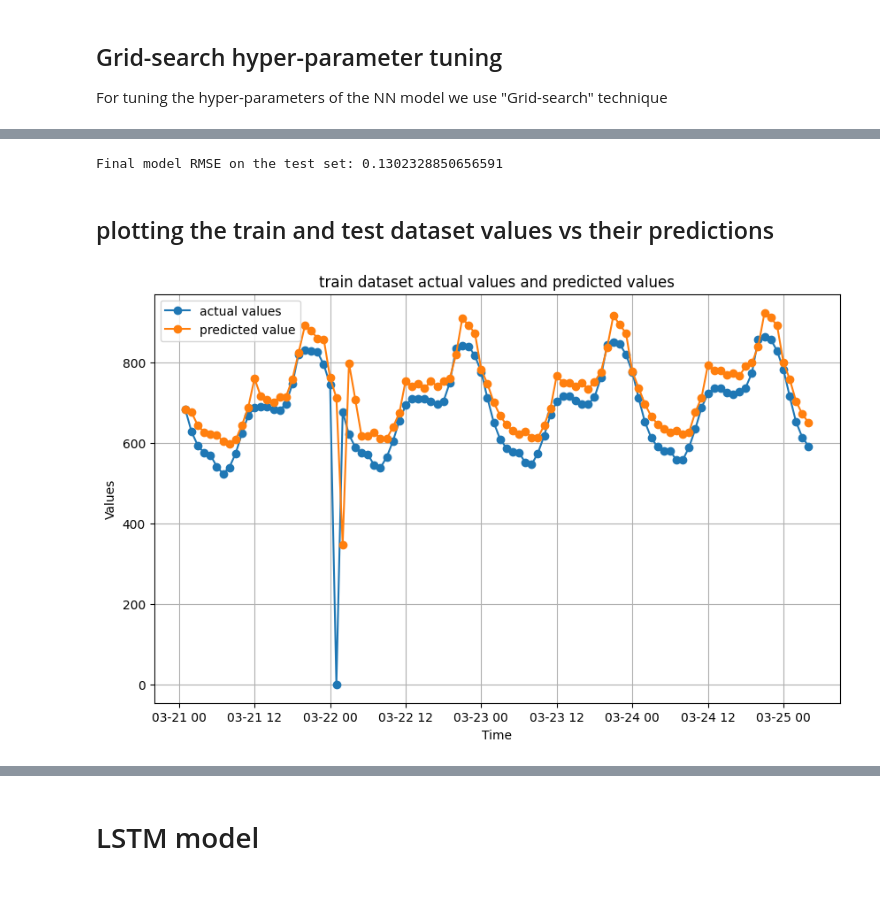
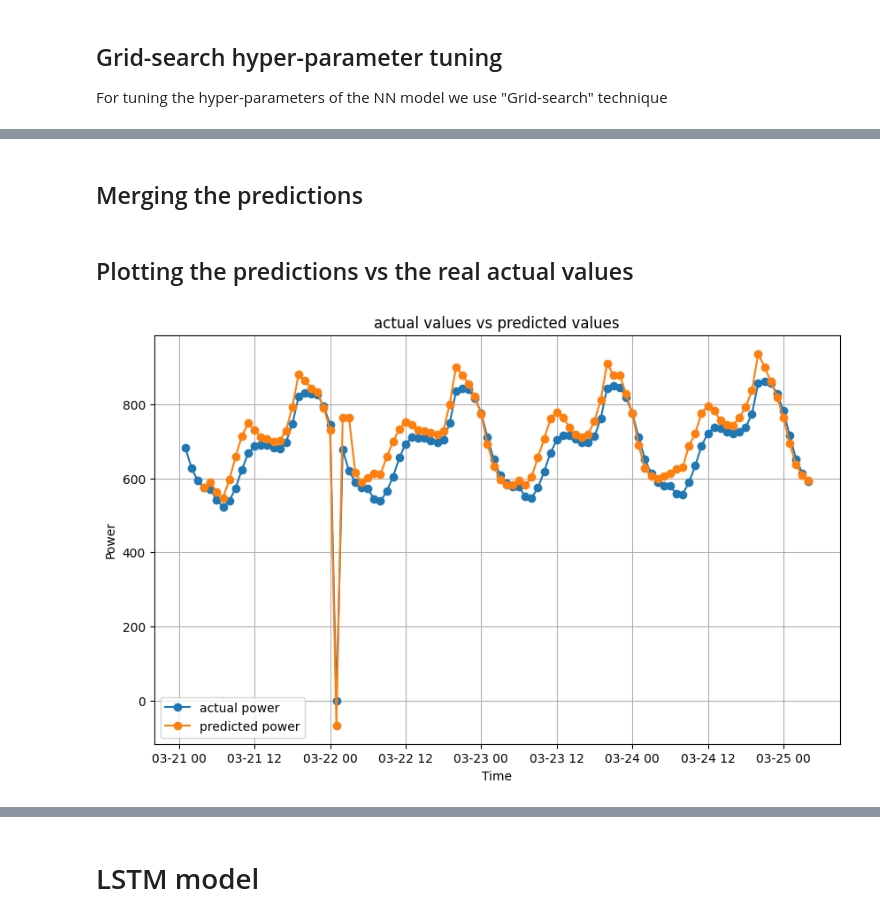
Before and after one commit to amirhosseinamerimanesh/Load-Forecasting-Machine-Learing, a Jupyter notebook: load_forecasting_ml.ipynb, the cells around one changed output, grey strips where cells are left out. Drawn from its saved outputs; the diff is of its cells as text; code cells hidden in the pictures; blank space fills up the shorter version.

```diff
--- a/load_forecasting_ml.ipynb
+++ b/load_forecasting_ml.ipynb
@@ -443,7 +445,6 @@ for params in ParameterGrid(param_grid):
                         device = device)
   if test_loss < best_loss:
     best_loss = test_loss
-    best_model = model
     best_params = params
     best_learning_rate = learning_rate
 
@@ -618,25 +482,34 @@ test_plot_df = plot_df[int(len(plot_df)*0.7):]
-# %%
-rmse_test = np.sqrt(mean_squared_error(concat_df["power"][int(len(concat_df)*0.7):], best_model(X.to(device)).detach().cpu().numpy()[int(len(concat_df)*0.7):].flatten()))
-print(f"Final model RMSE on the test set: {rmse_test}")
-# %% [output]
-Final model RMSE on the test set: 0.1302328850656591
-# %% [markdown]
-## plotting the train and test dataset values vs their predictions
+# %% [markdown]
+## Merging the predictions
+# %%
+historical_dataframe["predictions"] = (best_model(X.to(device)).detach().cpu().numpy())
+# denormalizing the "predictions" values
+historical_dataframe["predictions"] = (historical_dataframe["predictions"] * normalized_std) + normalized_mean
+# merging the each predicion with its repective time to the main dataframe
+prediction_dataframe = pd.merge(concatinated_df, historical_dataframe[['time', 'predictions']], on='time', how='left')
+prediction_dataframe.rename(columns={'predictions': 'NN_model'}, inplace=True)
+# %% [markdown]
+## Plotting the predictions vs the real actual values
 # %%
+import matplotlib.pyplot as plt
 # Plotting train dataset
 plt.figure(figsize=(10, 6))
 
-# Plotting actual_values against Time
-plt.plot(train_plot_df['time'][:100], train_plot_df['actual_values'][:100], label='actual values', marker='o', linestyle='-')
+# Plotting power against Time
+plt.plot(prediction_dataframe['time'][:100],
+         prediction_dataframe['power'][:100],
+         label='actual power', marker='o', linestyle='-')
 
 # Plotting predictions against Time
-plt.plot(train_plot_df['time'][:100], train_plot_df['predictions'][:100], label='predicted value', marker='o', linestyle='-')
+plt.plot(prediction_dataframe['time'][:100],
+         prediction_dataframe['NN_model'][:100],
+         label='predicted power', marker='o', linestyle='-')
 
-plt.title('train dataset actual values and predicted values')
+plt.title('actual values vs predicted values')
 plt.xlabel('Time')
-plt.ylabel('Values')
+plt.ylabel('Power')
 plt.legend()
 plt.grid(True)
 plt.show()
 # %% [output]
-[figure, old version]
+[figure, new version]
```
Also changed, not shown: parts of 31 cells of this notebook, 1 other file.
